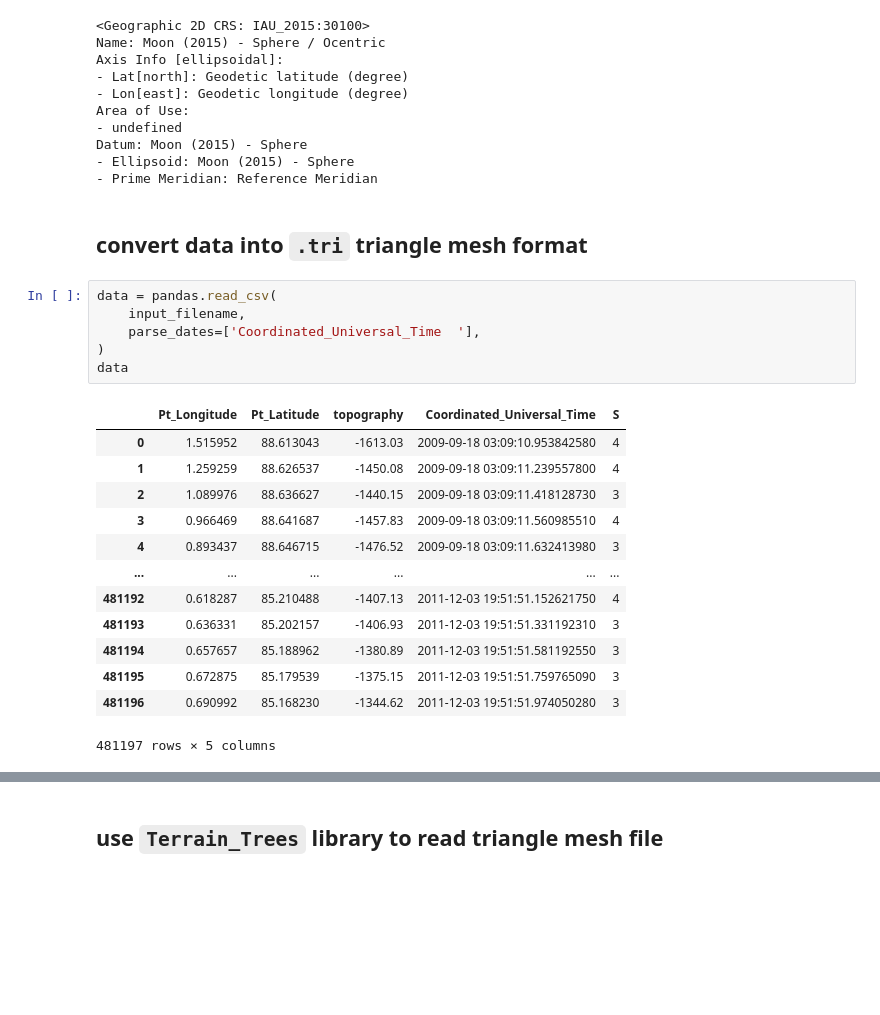
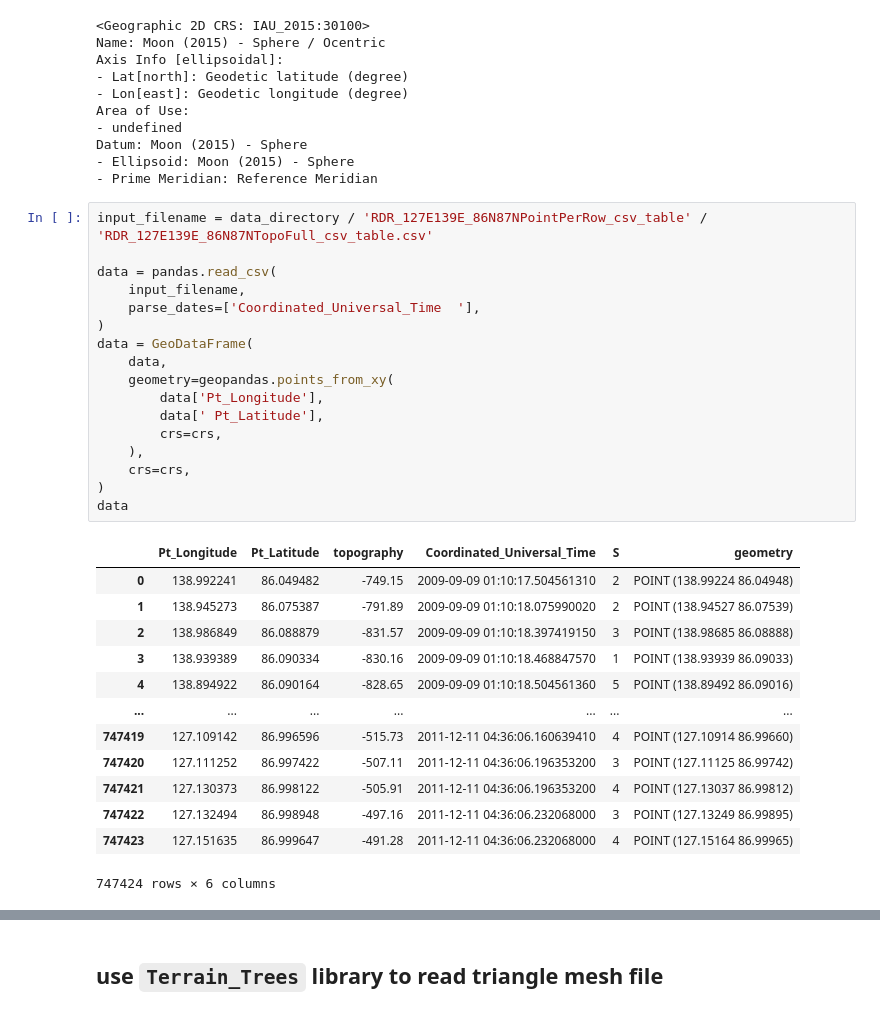
Before and after one commit to zacharyburnett/pyTerrainTree, a Jupyter notebook: examples/lro_lola.ipynb, the cells around one changed output, grey strips where cells are left out. Drawn from its saved outputs; the diff is of its cells as text; blank space fills up the shorter version.

```diff
--- a/examples/lro_lola.ipynb
+++ b/examples/lro_lola.ipynb
@@ -35,25 +33,34 @@ Area of Use:
 Datum: Moon (2015) - Sphere
 - Ellipsoid: Moon (2015) - Sphere
 - Prime Meridian: Reference Meridian
-# %% [markdown]
-## convert data into `.tri` triangle mesh format
-# %%
-data = pandas.read_csv(
-    input_filename,
-    parse_dates=['Coordinated_Universal_Time  '],
-)
-data
-# %% [output]
-|  | Pt_Longitude | Pt_Latitude | topography | Coordinated_Universal_Time | S |
-| 0 | 1.515952 | 88.613043 | -1613.03 | 2009-09-18 03:09:10.953842580 | 4 |
-| 1 | 1.259259 | 88.626537 | -1450.08 | 2009-09-18 03:09:11.239557800 | 4 |
-| 2 | 1.089976 | 88.636627 | -1440.15 | 2009-09-18 03:09:11.418128730 | 3 |
-| 3 | 0.966469 | 88.641687 | -1457.83 | 2009-09-18 03:09:11.560985510 | 4 |
-| 4 | 0.893437 | 88.646715 | -1476.52 | 2009-09-18 03:09:11.632413980 | 3 |
-| ... | ... | ... | ... | ... | ... |
-| 481192 | 0.618287 | 85.210488 | -1407.13 | 2011-12-03 19:51:51.152621750 | 4 |
-| 481193 | 0.636331 | 85.202157 | -1406.93 | 2011-12-03 19:51:51.331192310 | 3 |
-| 481194 | 0.657657 | 85.188962 | -1380.89 | 2011-12-03 19:51:51.581192550 | 3 |
-| 481195 | 0.672875 | 85.179539 | -1375.15 | 2011-12-03 19:51:51.759765090 | 3 |
-| 481196 | 0.690992 | 85.168230 | -1344.62 | 2011-12-03 19:51:51.974050280 | 3 |
-481197 rows × 5 columns
+# %%
+input_filename = data_directory / 'RDR_127E139E_86N87NPointPerRow_csv_table' / 'RDR_127E139E_86N87NTopoFull_csv_table.csv'
+
+data = pandas.read_csv(
+    input_filename,
+    parse_dates=['Coordinated_Universal_Time  '],
+)
+data = GeoDataFrame(
+    data,
+    geometry=geopandas.points_from_xy(
+        data['Pt_Longitude'],
+        data[' Pt_Latitude'],
+        crs=crs,
+    ),
+    crs=crs,
+)
+data
+# %% [output]
+|  | Pt_Longitude | Pt_Latitude | topography | Coordinated_Universal_Time | S | geometry |
+| 0 | 138.992241 | 86.049482 | -749.15 | 2009-09-09 01:10:17.504561310 | 2 | POINT (138.99224 86.04948) |
+| 1 | 138.945273 | 86.075387 | -791.89 | 2009-09-09 01:10:18.075990020 | 2 | POINT (138.94527 86.07539) |
+| 2 | 138.986849 | 86.088879 | -831.57 | 2009-09-09 01:10:18.397419150 | 3 | POINT (138.98685 86.08888) |
+| 3 | 138.939389 | 86.090334 | -830.16 | 2009-09-09 01:10:18.468847570 | 1 | POINT (138.93939 86.09033) |
+| 4 | 138.894922 | 86.090164 | -828.65 | 2009-09-09 01:10:18.504561360 | 5 | POINT (138.89492 86.09016) |
+| ... | ... | ... | ... | ... | ... | ... |
+| 747419 | 127.109142 | 86.996596 | -515.73 | 2011-12-11 04:36:06.160639410 | 4 | POINT (127.10914 86.99660) |
+| 747420 | 127.111252 | 86.997422 | -507.11 | 2011-12-11 04:36:06.196353200 | 3 | POINT (127.11125 86.99742) |
+| 747421 | 127.130373 | 86.998122 | -505.91 | 2011-12-11 04:36:06.196353200 | 4 | POINT (127.13037 86.99812) |
+| 747422 | 127.132494 | 86.998948 | -497.16 | 2011-12-11 04:36:06.232068000 | 3 | POINT (127.13249 86.99895) |
+| 747423 | 127.151635 | 86.999647 | -491.28 | 2011-12-11 04:36:06.232068000 | 4 | POINT (127.15164 86.99965) |
+747424 rows × 6 columns
```
Also changed, not shown: parts of 15 cells of this notebook, 1 other file.
